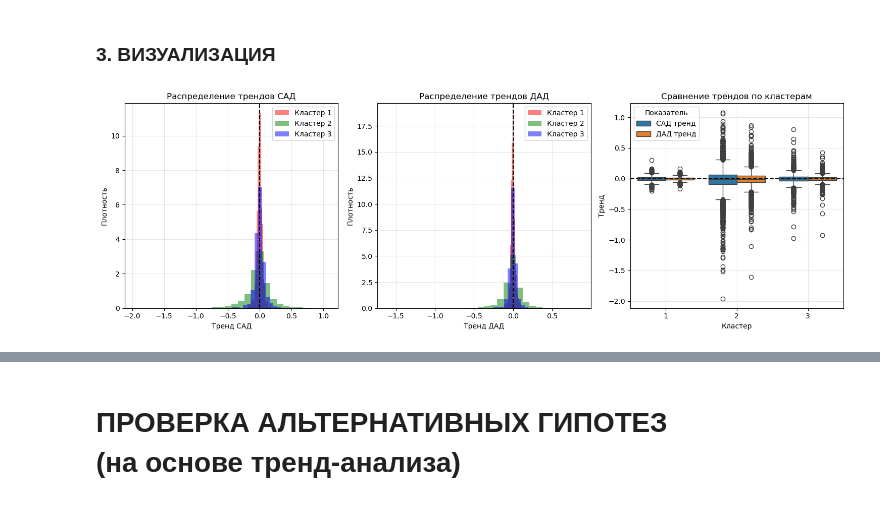
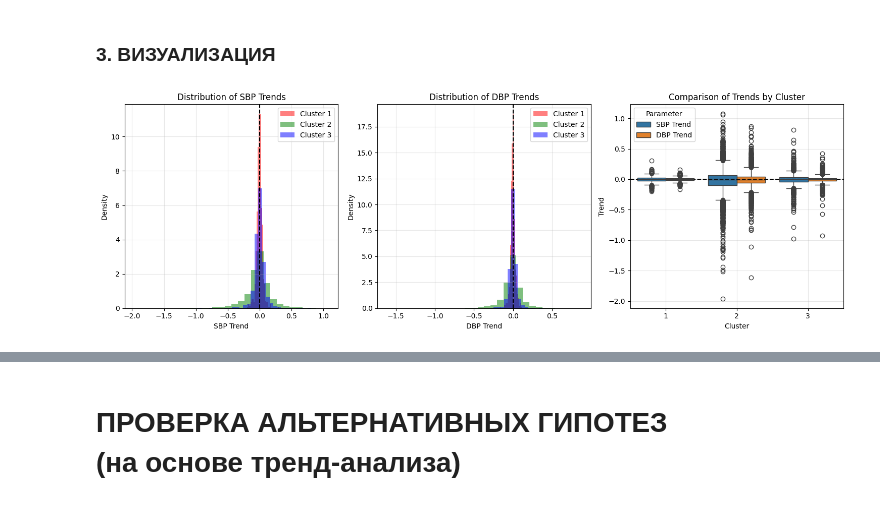
Before and after one commit to kira-Iight/Medicine, a Jupyter notebook: тренд-анализ+гипотезы.ipynb, the cells around one changed output, grey strips where cells are left out. Saved outputs shown, nothing was run; the diff lists cells and outputs as text; code cells hidden in the pictures.

Commit message:
photo

```diff
--- a/тренд-анализ+гипотезы.ipynb
+++ b/тренд-анализ+гипотезы.ipynb
@@ -126,98 +126,98 @@ fig, axes = plt.subplots(1, 3, figsize=(15, 5))
 colors = ['red', 'green', 'blue']
 for idx, cluster_id in enumerate([1, 2, 3]):
     data = ml_data[ml_data['cluster'] == cluster_id]['sbp_trend'].dropna()
-    axes[0].hist(data, bins=30, alpha=0.5, color=colors[idx], label=f'Кластер {cluster_id}', density=True)
+    axes[0].hist(data, bins=30, alpha=0.5, color=colors[idx], label=f'Cluster {cluster_id}', density=True)
 axes[0].axvline(x=0, color='black', linestyle='--')
-axes[0].set_xlabel('Тренд САД')
-axes[0].set_ylabel('Плотность')
-axes[0].set_title('Распределение трендов САД')
+axes[0].set_xlabel('SBP Trend')
+axes[0].set_ylabel('Density')
+axes[0].set_title('Distribution of SBP Trends')
 axes[0].legend()
 axes[0].grid(True, alpha=0.3)
 
 for idx, cluster_id in enumerate([1, 2, 3]):
     data = ml_data[ml_data['cluster'] == cluster_id]['dbp_trend'].dropna()
-    axes[1].hist(data, bins=30, alpha=0.5, color=colors[idx], label=f'Кластер {cluster_id}', density=True)
+    axes[1].hist(data, bins=30, alpha=0.5, color=colors[idx], label=f'Cluster {cluster_id}', density=True)
 axes[1].axvline(x=0, color='black', linestyle='--')
-axes[1].set_xlabel('Тренд ДАД')
-axes[1].set_ylabel('Плотность')
-axes[1].set_title('Распределение трендов ДАД')
+axes[1].set_xlabel('DBP Trend')
+axes[1].set_ylabel('Density')
+axes[1].set_title('Distribution of DBP Trends')
 axes[1].legend()
 axes[1].grid(True, alpha=0.3)
 
 trend_data = pd.DataFrame({
-    'Кластер': ml_data['cluster'],
-    'САД тренд': ml_data['sbp_trend'],
-    'ДАД тренд': ml_data['dbp_trend']
+    'Cluster': ml_data['cluster'],
+    'SBP Trend': ml_data['sbp_trend'],
+    'DBP Trend': ml_data['dbp_trend']
 })
-trend_melted = trend_data.melt(id_vars=['Кластер'], var_name='Показатель', value_name='Тренд')
-sns.boxplot(x='Кластер', y='Тренд', hue='Показатель', data=trend_melted, ax=axes[2])
+trend_melted = trend_data.melt(id_vars=['Cluster'], var_name='Parameter', value_name='Trend')
+sns.boxplot(x='Cluster', y='Trend', hue='Parameter', data=trend_melted, ax=axes[2])
 axes[2].axhline(y=0, color='black', linestyle='--')
-axes[2].set_title('Сравнение трендов по кластерам')
+axes[2].set_title('Comparison of Trends by Cluster')
 axes[2].grid(True, alpha=0.3)
 
 plt.tight_layout()
 plt.savefig('data/photo/trend_analysis.png', dpi=150, bbox_inches='tight')
 plt.show()
-print("Сохранено: data/photo/trend_analysis.png")
+print("Saved: data/photo/trend_analysis.png")
 
 print("\n" + "="*60)
-print("4. РЕКОМЕНДАЦИИ")
+print("4. RECOMMENDATIONS")
 print("="*60)
 
 recommendations = pd.DataFrame({
-    'Кластер': [1, 2, 3],
-    'Риск': ['Высокий', 'Средний', 'Низкий'],
-    'Тренд САД': [
+    'Cluster': [1, 2, 3],
+    'Risk': ['High', 'Medium', 'Low'],
+    'SBP Trend': [
         f"{'↑' if cluster_trends[1]['sbp_mean'] > 0 else '↓'} {abs(cluster_trends[1]['sbp_mean']):.4f}",
         f"{'↑' if cluster_trends[2]['sbp_mean'] > 0 else '↓'} {abs(cluster_trends[2]['sbp_mean']):.4f}",
         f"{'↑' if cluster_trends[3]['sbp_mean'] > 0 else '↓'} {abs(cluster_trends[3]['sbp_mean']):.4f}"
     ],
-    'Вариабельность': [
+    'Variability': [
         f"{cluster_trends[1]['sbp_std']:.4f}",
         f"{cluster_trends[2]['sbp_std']:.4f}",
         f"{cluster_trends[3]['sbp_std']:.4f}"
     ],
-    'Рекомендация': [
-        'Интенсификация терапии, ежемесячный мониторинг',
-        'Поддержание терапии, контроль раз в 2-3 месяца',
-        'Профилактическое наблюдение, контроль раз в 6 месяцев'
+    'Recommendation': [
+        'Intensify therapy, monthly monitoring',
+        'Maintain therapy, control every 2-3 months',
+        'Preventive observation, control every 6 months'
     ]
 })
 
 print(recommendations.to_string(index=False))
 recommendations.to_csv('data/trend_recommendations.csv', index=False)
-print("Сохранено: data/trend_recommendations.csv")
+print("Saved: data/trend_recommendations.csv")
 
 print("\n" + "="*60)
-print("5. КЛИНИЧЕСКАЯ ИНТЕРПРЕТАЦИЯ")
+print("5. CLINICAL INTERPRETATION")
 print("="*60)
 
 for cluster_id in [1, 2, 3]:
-    print(f"\nКЛАСТЕР {cluster_id}:")
+    print(f"\nCLUSTER {cluster_id}:")
     sbp = cluster_trends[cluster_id]['sbp_mean']
     dbp = cluster_trends[cluster_id]['dbp_mean']
 
     if cluster_id == 1:
         if sbp > 0:
-            print("  Прогрессирующая гипертония - требуется усиление терапии")
+            print("  Progressive hypertension - therapy intensification required")
         else:
-            print("  Положительная динамика - терапия эффективна")
-        print(f"  Частота визитов: ежемесячно")
+            print("  Positive dynamics - therapy is effective")
+        print(f"  Visit frequency: monthly")
 
     elif cluster_id == 2:
         if abs(sbp) < 0.001:
-            print("  Стабильное состояние - поддержание терапии")
+            print("  Stable condition - maintain therapy")
         else:
-            print(f"  Нестабильный тренд ({sbp:.4f}) - требуется контроль")
-        print(f"  Частота визитов: раз в 2-3 месяца")
+            print(f"  Unstable trend ({sbp:.4f}) - monitoring required")
+        print(f"  Visit frequency: every 2-3 months")
 
     else:
         if abs(sbp) < 0.001:
-            print("   Оптимальное состояние - профилактика")
+            print("  Optimal condition - preventive care")
         else:
-            print(f"   Небольшие колебания ({sbp:.4f}) - наблюдение")
-        print(f"  Частота визитов: раз в 6 месяцев")
+            print(f"  Minor fluctuations ({sbp:.4f}) - observation")
+        print(f"  Visit frequency: every 6 months")
 
-    print(f"  Цифры: САД тренд = {sbp:.4f}, ДАД тренд = {dbp:.4f}")
+    print(f"  Values: SBP trend = {sbp:.4f}, DBP trend = {dbp:.4f}")
 # %% [output]
-[figure, old version]
+[figure, new version]
```
Also changed, not shown: parts of 8 cells of this notebook, 4 other files.
